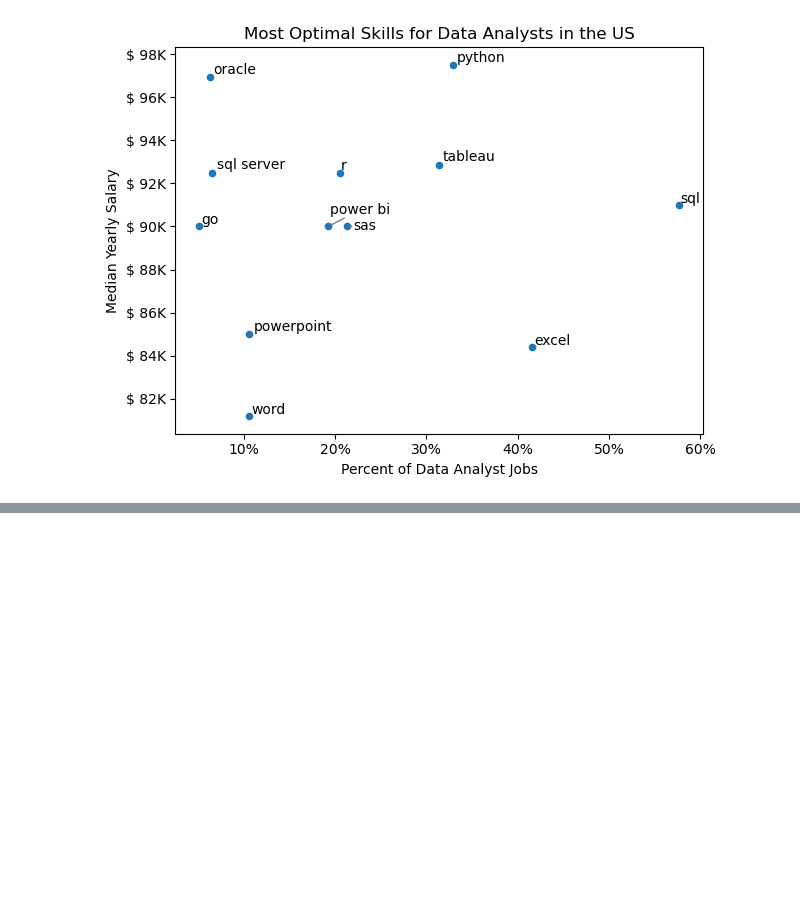
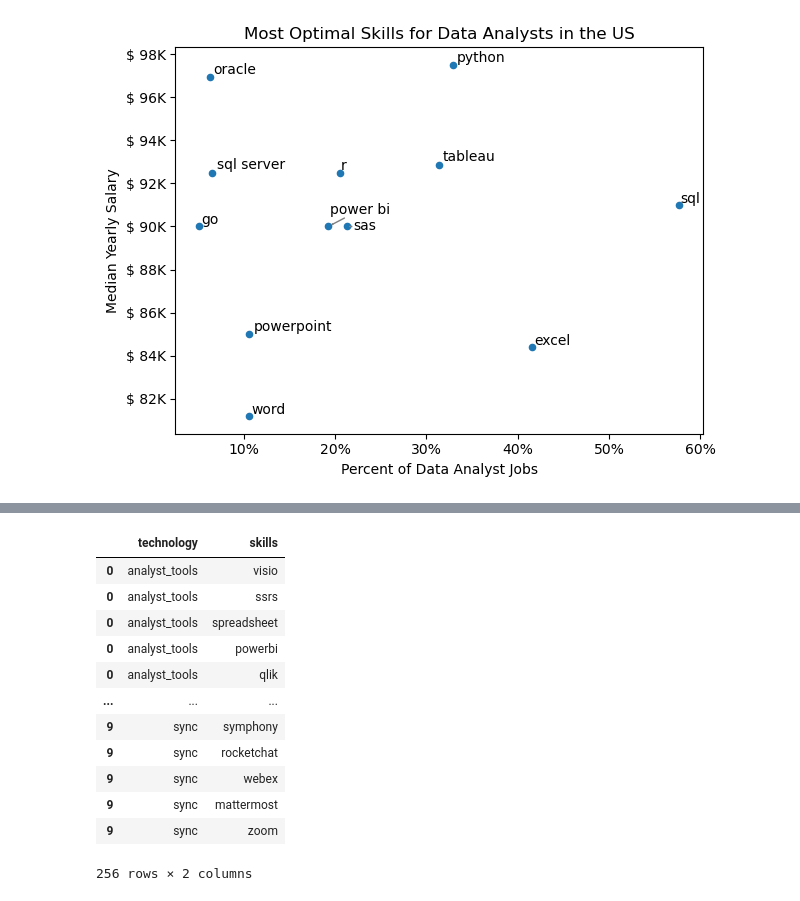
Before and after one commit to Mu111Ghoz/Python_Data_Project, a Jupyter notebook: 3_Project/5_Optimal_Skills.ipynb, the cells around one changed output, grey strips where cells are left out. Cells and saved outputs as stored; diff of their text form; code cells hidden in the pictures; blank space fills up the shorter version.

```diff
--- a/3_Project/5_Optimal_Skills.ipynb
+++ b/3_Project/5_Optimal_Skills.ipynb
@@ -100,10 +100,18 @@ df_technology = df_technology.dropna()
 
 # Combine All Dictionaries into one
 technology_dict = {}
-for row in df_technology
+for row in df_technology:
     row_dict = ast.literal_eval(row) # Convert string into dictionary
+    for key, value in row_dict.items():
+        if key in technology_dict: # If key already exists in technology_dict, add value to existing dictionary
+            technology_dict[key] += value
+        else:                      # If key does not exist in technology_dict, add key and value
+            technology_dict[key] = value
+
+# remove duplicates by converting to set then back to list
+for key, value in technology_dict.items():
+    technology_dict[key] = list(set(value))
 
 
-
-'''
+technology_dict
 # %% [output]
@@ -110,0 +135,20 @@ for row in df_technology
+# %%
+df_technology = pd.DataFrame(list(technology_dict.items()), columns=['technology', 'skills'])
+
+df_technology = df_technology.explode('skills')
+
+df_technology
+# %% [output]
+|  | technology | skills |
+| 0 | analyst_tools | visio |
+| 0 | analyst_tools | ssrs |
+| 0 | analyst_tools | spreadsheet |
+| 0 | analyst_tools | powerbi |
+| 0 | analyst_tools | qlik |
+| ... | ... | ... |
+| 9 | sync | symphony |
+| 9 | sync | rocketchat |
+| 9 | sync | webex |
+| 9 | sync | mattermost |
+| 9 | sync | zoom |
+256 rows × 2 columns
```
Also changed, not shown: parts of 3 cells of this notebook.
